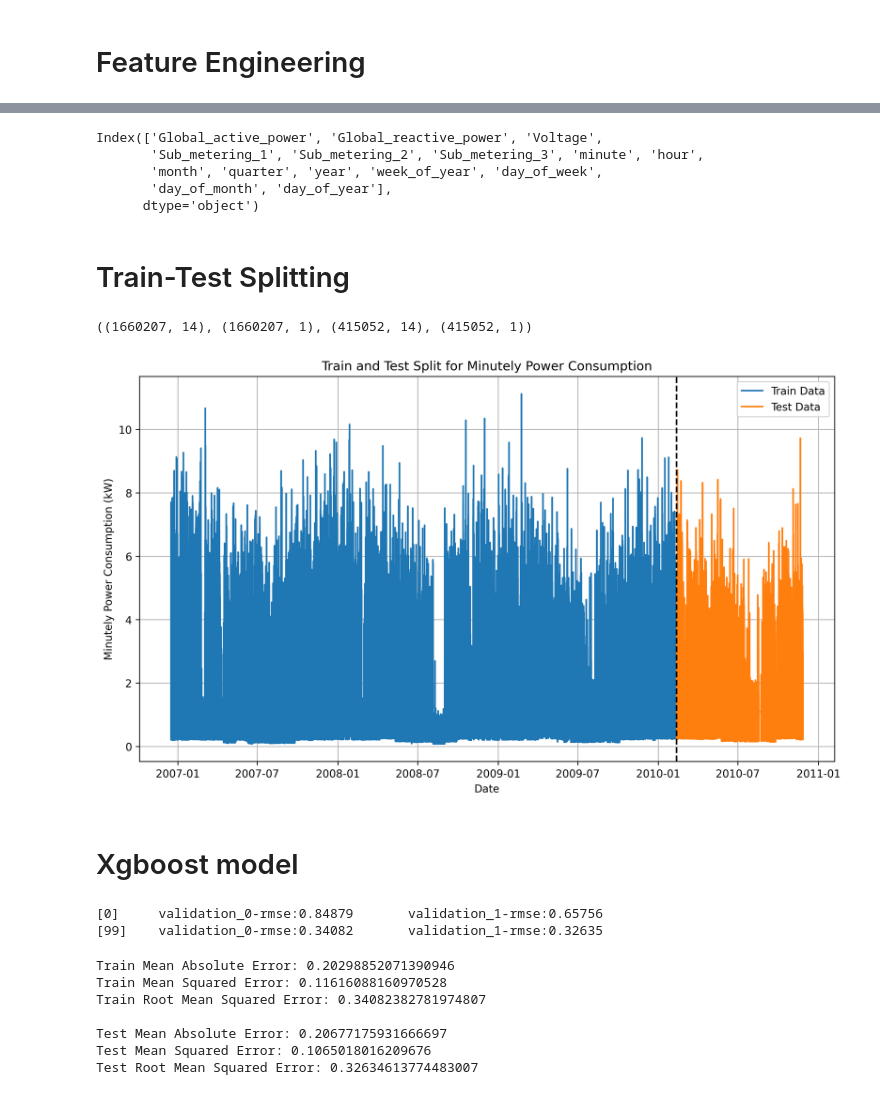
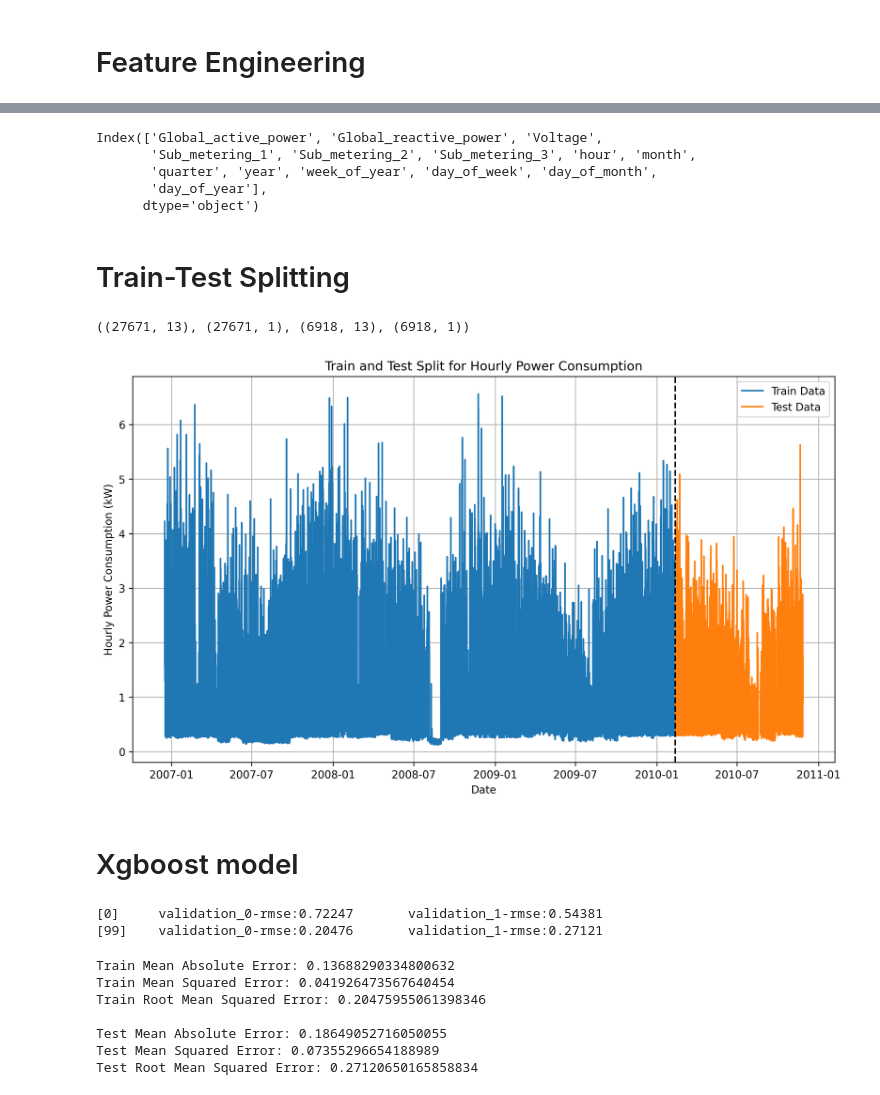
Before and after one commit to samirp92/Final-Year-Project-Time-Series-Forecating-, a Jupyter notebook: XGboost_Ele_Power_Consumption_Forecasting_Student_ID_21072112.ipynb, the cells around one changed output, grey strips where cells are left out. Saved outputs shown, nothing was run; the diff lists cells and outputs as text; code cells hidden in the pictures.

```diff
--- a/XGboost_Ele_Power_Consumption_Forecasting_Student_ID_21072112.ipynb
+++ b/XGboost_Ele_Power_Consumption_Forecasting_Student_ID_21072112.ipynb
@@ -133,5 +133,8 @@ df.head()
 | 2006-12-16 17:26:00 | 5.374 | 0.498 | 233.29 | 23.0 | 0.0 | ... |
 | 2006-12-16 17:27:00 | 5.388 | 0.502 | 233.74 | 23.0 | 0.0 | ... |
 | 2006-12-16 17:28:00 | 3.666 | 0.528 | 235.68 | 15.8 | 0.0 | ... |
+# %%
+# Resampled the data
+hourly_resampled = df.resample('H').mean()
 # %% [markdown]
 # EDA
@@ -149,5 +180,5 @@ Note:- As Global_intensity is highly correlated with Global_active_power so I am
 # %%
-df = df.drop(['Global_intensity', 'Sub_metering_4'], axis=1)
+df1 = hourly_resampled.drop(['Global_intensity', 'Sub_metering_4'], axis=1)
 # %% [markdown]
 # Feature Engineering
 # %%
@@ -173,60 +203,63 @@ df.head()
 # %%
-df.columns
+df1.columns
 # %% [output]
 Index(['Global_active_power', 'Global_reactive_power', 'Voltage',
-       'Sub_metering_1', 'Sub_metering_2', 'Sub_metering_3', 'minute', 'hour',
-       'month', 'quarter', 'year', 'week_of_year', 'day_of_week',
-       'day_of_month', 'day_of_year'],
+       'Sub_metering_1', 'Sub_metering_2', 'Sub_metering_3', 'hour', 'month',
+       'quarter', 'year', 'week_of_year', 'day_of_week', 'day_of_month',
+       'day_of_year'],
       dtype='object')
 # %% [markdown]
 # Train-Test Splitting
 # %%
 # Split the data into Train & Test Split
 features = ['Global_reactive_power', 'Voltage', 'Sub_metering_1', 'Sub_metering_2',
-            'Sub_metering_3', 'minute', 'hour', 'month', 'quarter',
+            'Sub_metering_3', 'hour', 'month', 'quarter',
             'year', 'week_of_year', 'day_of_week', 'day_of_month', 'day_of_year']
 target = ['Global_active_power']
 
-train_size = int(len(df) * 0.80)
-df_train = df[:train_size]
-df_test = df[train_size:]
+train_size = int(len(df1) * 0.80)
+df1_train = df1[:train_size]
+df1_test = df1[train_size:]
 
-X_train = df_train[features]
-y_train = df_train[target]
-X_test = df_test[features]
-y_test = df_test[target]
+X_train = df1_train[features]
+y_train = df1_train[target]
+X_test = df1_test[features]
+y_test = df1_test[target]
 
 # Check the shape of Train & Test Split
 X_train.shape,y_train.shape, X_test.shape, y_test.shape
 # %% [output]
-((1660207, 14), (1660207, 1), (415052, 14), (415052, 1))
+((27671, 13), (27671, 1), (6918, 13), (6918, 1))
 # %%
 # Plot train & test data
 plt.figure(figsize=(10, 6), dpi=300)
-plt.plot(df_train.Global_active_power, label='Train Data')
-plt.plot(df_test.Global_active_power, label='Test Data')
-plt.axvline(df_test.index[0], color='black', linestyle='--')
-plt.title('Train and Test Split for Minutely Power Consumption')
+plt.plot(df1_train.Global_active_power, label='Train Data')
+plt.plot(df1_test.Global_active_power, label='Test Data')
+plt.axvline(df1_test.index[0], color='black', linestyle='--')
+plt.title('Train and Test Split for Hourly Power Consumption')
 plt.xlabel('Date')
-plt.ylabel('Minutely Power Consumption (kW)')
+plt.ylabel('Hourly Power Consumption (kW)')
 plt.legend()
 plt.tight_layout()
 plt.grid(True)
 plt.show()
 # %% [output]
-[figure, old version]
+[figure, new version]
 # %% [markdown]
 # Xgboost model
 # %%
-model = xgb.XGBRegressor()
-history = model.fit(X_train, y_train, eval_set=[(X_train, y_train), (X_test, y_test)], verbose=100)
+# XGboost model with default par
+xgb_model = xgb.XGBRegressor()
+
+# Fit the XGboost model
+history = xgb_model.fit(X_train, y_train, eval_set=[(X_train, y_train), (X_test, y_test)], verbose=100)
 # %% [output]
-[0]     validation_0-rmse:0.84879       validation_1-rmse:0.65756
-[99]    validation_0-rmse:0.34082       validation_1-rmse:0.32635
+[0]     validation_0-rmse:0.72247       validation_1-rmse:0.54381
+[99]    validation_0-rmse:0.20476       validation_1-rmse:0.27121
 # %%
 # Predictions with the model
-train_predict = model.predict(X_train)
-test_predict = model.predict(X_test)
+train_predict = xgb_model.predict(X_train)
+test_predict = xgb_model.predict(X_test)
 
 print('Train Mean Absolute Error:', mean_absolute_error(y_train, train_predict))
 print('Train Mean Squared Error:', mean_squared_error(y_train, train_predict))
@@ -235,13 +268,13 @@ print('\nTest Mean Absolute Error:', mean_absolute_error(y_test, test_predict))
 print('Test Mean Squared Error:', mean_squared_error(y_test, test_predict))
 print('Test Root Mean Squared Error:',np.sqrt(mean_squared_error(y_test, test_predict)))
 # %% [output]
-Train Mean Absolute Error: 0.20298852071390946
-Train Mean Squared Error: 0.11616088160970528
-Train Root Mean Squared Error: 0.34082382781974807
+Train Mean Absolute Error: 0.13688290334800632
+Train Mean Squared Error: 0.041926473567640454
+Train Root Mean Squared Error: 0.20475955061398346
 
-Test Mean Absolute Error: 0.20677175931666697
-Test Mean Squared Error: 0.1065018016209676
-Test Root Mean Squared Error: 0.32634613774483007
+Test Mean Absolute Error: 0.18649052716050055
+Test Mean Squared Error: 0.07355296654188989
+Test Root Mean Squared Error: 0.27120650165858834
 # %%
 # Plot the graph Actual vs Prediction
 plt.figure(figsize=(12, 6), dpi=300)
```
Also changed, not shown: parts of 14 cells of this notebook.
